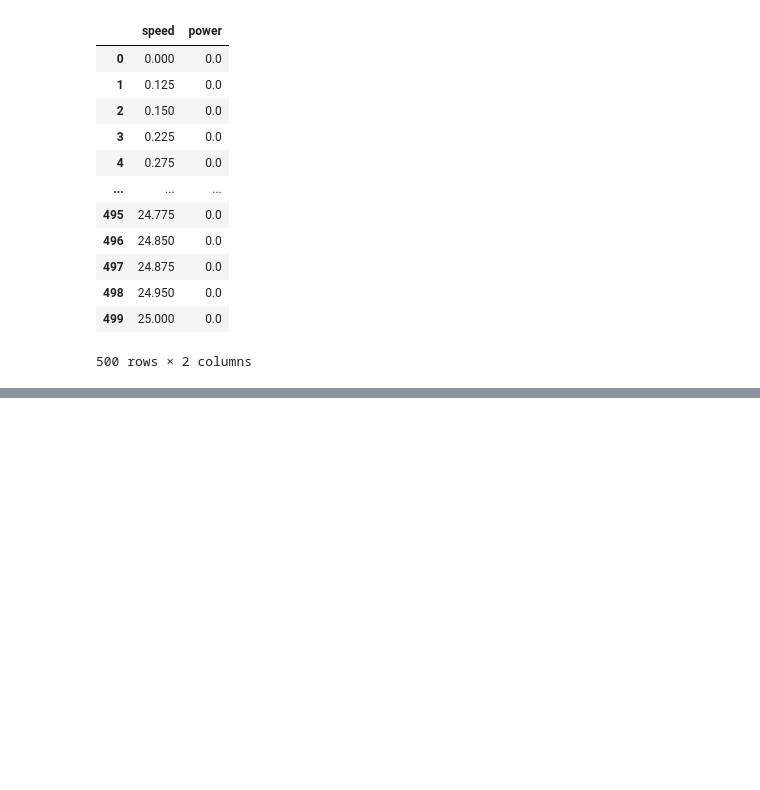
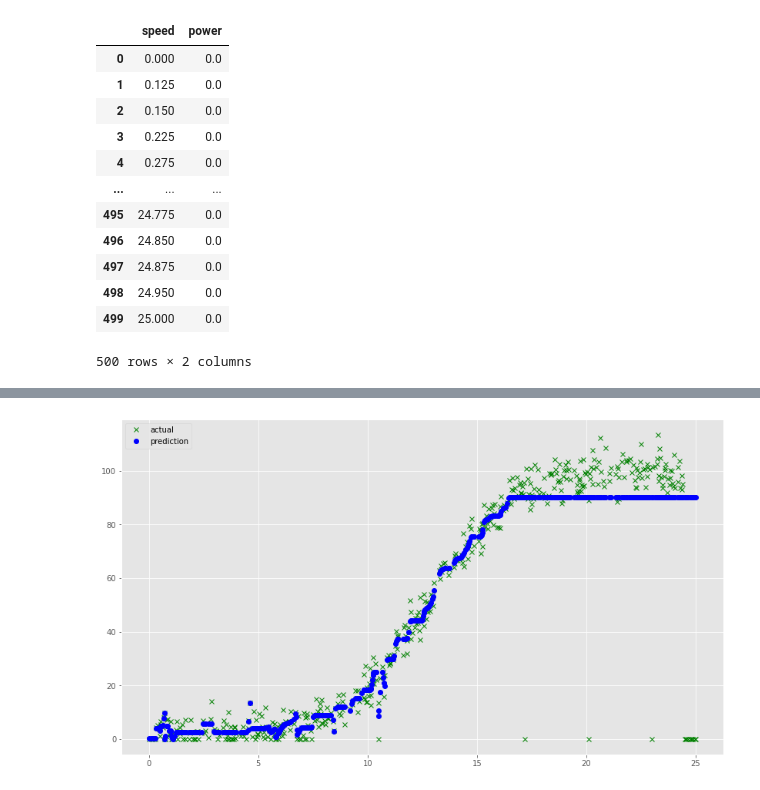
Before and after one commit to NathanGarrihy/EmergingTechProject, a Jupyter notebook: EmergingTechnologyProject2020.ipynb, the cells around one changed output, grey strips where cells are left out. Saved outputs shown, nothing was run; the diff lists cells and outputs as text; code cells hidden in the pictures; blank space fills up the shorter version.

Commit message:
Got prediction data and actual data outputting to scatter plot, predictions still to be tuned

```diff
--- a/EmergingTechnologyProject2020.ipynb
+++ b/EmergingTechnologyProject2020.ipynb
@@ -73,0 +52,12 @@ plt.scatter(model.speed, m.power)
+# %%
+# Train a different model
+model = kr.models.Sequential()
+model.add(tf.keras.layers.Dense(64))
+model.compile(optimizer='sgd', loss='mse')
+
+model.add(kr.layers.Dense(50, input_shape=(1,), activation='sigmoid', kernel_initializer="glorot_uniform", bias_initializer="glorot_uniform"))
+model.add(kr.layers.Dense(1, activation='linear', kernel_initializer="glorot_uniform", bias_initializer="glorot_uniform"))
+model.compile(kr.optimizers.Adam(lr=0.001), loss='mean_squared_error')
+# %%
+# Train the model via running multiple times
+model.fit(data['speed'], data['power'], epochs=20000, batch_size=500)
@@ -73,0 +82,7 @@ plt.scatter(model.speed, m.power)
+# %%
+# Now let's see.
+plt.plot(data['speed'], data['power'], 'gx', label='actual')
+plt.plot(data['speed'], model.predict(data['speed']), 'bo',label='prediction')
+plt.legend();
+# %% [output]
+[figure, added]
```
Also changed, not shown: parts of 5 cells of this notebook.
